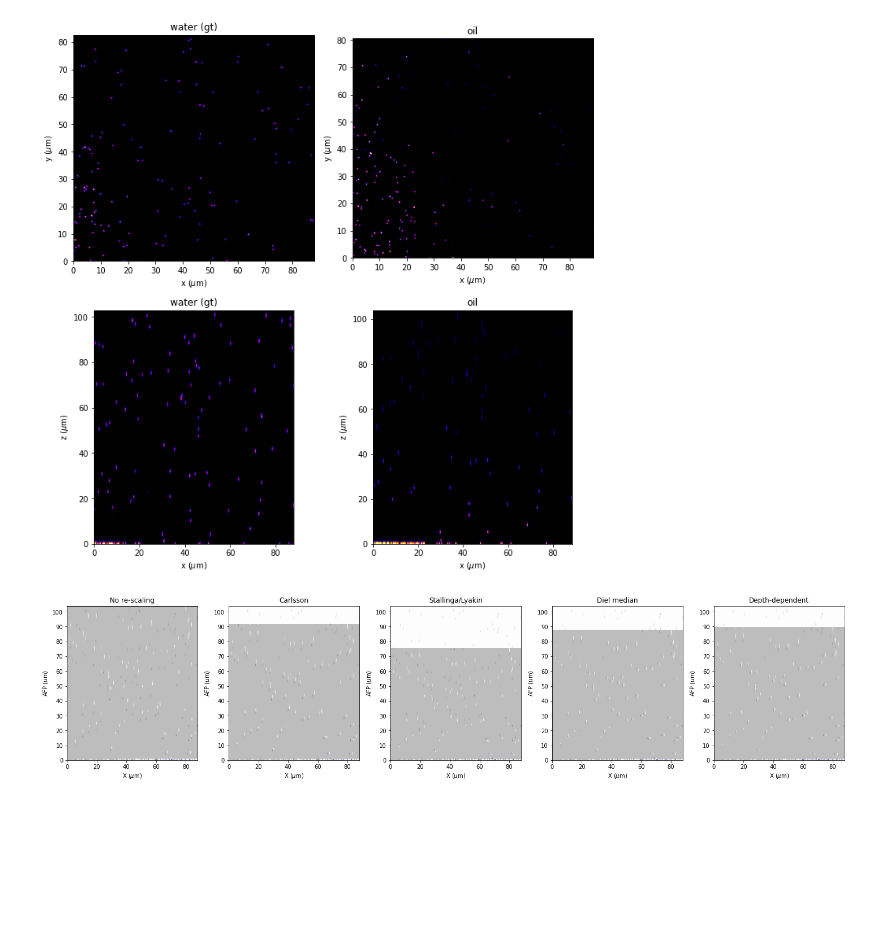
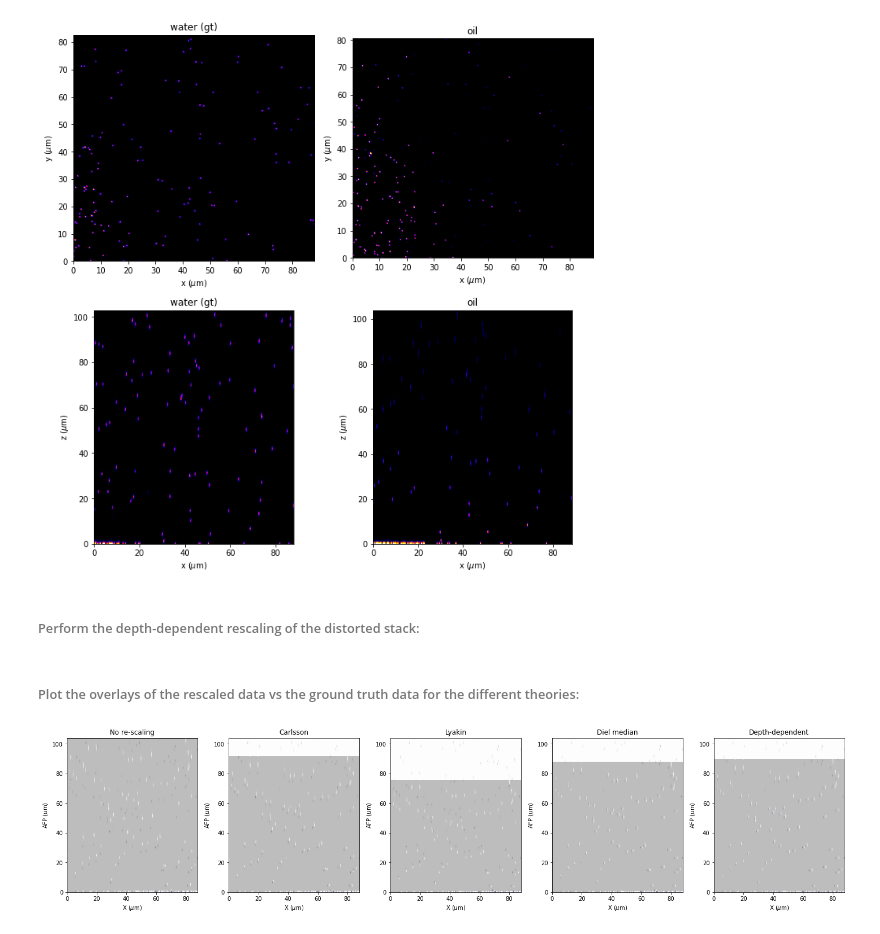
Before and after one commit to hoogenboom-group/SF, a Jupyter notebook: rescaling_comparison_bead_stacks_oil.ipynb, the cells around one changed output. Drawn from its saved outputs; the diff is of its cells as text; code cells hidden in the pictures; blank space fills up the shorter version.

```diff
--- a/rescaling_comparison_bead_stacks_oil.ipynb
+++ b/rescaling_comparison_bead_stacks_oil.ipynb
@@ -76,4 +84,6 @@ After intensity loss compensation:
 [figure]
 Before intensity loss compensation:
 [figure]
+# %% [markdown]
+###### Perform the depth-dependent rescaling of the distorted stack:
 # %%
@@ -83,61 +91,43 @@ stack_rescaled, afp_new_stack, afp_stack, nfp_stack = rescale_stack(distorted_st
+# %% [markdown]
+###### Plot the overlays of the rescaled data vs the ground truth data for the different theories:
 # %%
+#define pixel sizes of linear re-scaled stacks
 ps_z_distorted_diel_median = ps_z_distorted * diel_median([1],n_im,n_sample,NA)[0]
 if n_sample > NA: ps_z_distorted_diel_mean = ps_z_distorted * diel_mean([1],n_im,n_sample,NA)[0]
+else: ps_z_distorted_diel_mean = 0
 ps_z_distorted_lyakin = ps_z_distorted * Lyakin([1],n_sample,n_im,NA)[0]
-ps_z_distorted_stallinga = ps_z_distorted * stallinga_high([1],n_im,n_sample,[NA])[0]
 
-#theories = ['no scaling','diel median', 'diel mean','lyakin','stallinga','depth-dependent']
-#rescaled_ps_z = [ps_z_distorted, ps_z_distorted_diel_median,ps_z_distorted_diel_mean,ps_z_distorted_lyakin,ps_z_distorted_stallinga,ps_z_gt]
-
-def plot_overlay_panels(theories, stack, stack_rescaled,gt_stack, ps_xy, ps_z, ps_xy_gt, ps_z_gt,rescaled_ps_z ):
-    colormaps = ['gray','Purples']
-    fig,axs = plt.subplots(1,len(theories))
-    fig.patch.set_facecolor('white')
-    fig.set_figheight(20)
-    fig.set_figwidth(20)
-    shape = np.shape(stack)
-    shape_rescaled = np.shape(stack_rescaled)
-    shape_gt = np.shape(gt_stack)
-    for i in range(len(theories)):
-        theory = theories[i]
-        axs[i].set_title(theories[i])
-        #plot rescaled stack
-        if theory != "Depth-dependent": # linear theory
-            extent = [0, shape[2]*ps_xy_distorted, 0, shape[0]*rescaled_ps_z[i]]
-            axs[i].imshow(np.max(stack, axis=2),cmap=colormaps[0],extent=extent,alpha=0.5)
-        else: # depth-dependent!
-            extent = [0, shape[2]*ps_xy_distorted, 0, shape_rescaled[0]*ps_z_gt] # ps_z -> rescaled stack has been projected on pixel size of gt stack
-            axs[i].imshow(np.max(np.flip(stack_rescaled,axis=0), axis=2),cmap=colormaps[0],extent=extent,alpha=0.5)
-
-        # plot GT stack on each panel
-        extent = [0, shape_gt[2]*ps_xy_gt, 0, shape_gt[0]*ps_z_gt]
-        axs[i].imshow(np.max(gt_stack, axis=2),cmap=colormaps[1],extent=extent,alpha=0.5)
-        axs[i].set_xlim(0, shape_gt[2]*ps_xy_gt)
-      #  axs[i].set_xlim(110, 115)
-        axs[i].set_ylim(0, shape[0]*ps_z)
-        #axs[i].set_ylim(0, 150)
-        axs[i].set_yticks(np.arange(0,101,10))
-        axs[i].set_xlabel(r'X ($\mu$m)')
-        axs[i].set_ylabel(r'AFP ($\mu$m)')
-    plt.tight_layout()
-    plt.show()
-    return
-
+#define theories and corresponding pixel sizes for plotting:
 theories = ['No re-scaling',
             'Carlsson',
             'Stallinga/Lyakin',
             'Diel median',
-            #'Diel mean',
+            'Diel mean',
             'Depth-dependent'
            ]
 rescaled_ps_z = [ps_z_distorted,
                  ps_z_distorted*n_sample/n_im,
                  ps_z_distorted_lyakin,
                  ps_z_distorted_diel_median,
-                 #ps_z_distorted_diel_mean,
+                 ps_z_distorted_diel_mean,
                  ps_z_gt
                 ]
 
-plot_overlay_panels(theories, distorted_stack_comp,stack_rescaled,gt_stack,ps_xy_distorted,ps_z_distorted,ps_xy_gt,ps_z_gt,rescaled_ps_z)
+if n_sample < NA: # Diel mean does not work when ref. index of sample is smaller than numerical aperture of objective
+    theories.remove('Diel mean')
+    rescaled_ps_z.remove(ps_z_distorted_diel_mean)
+if n_im >= n_sample:
+    theories = list(map(lambda x: x.replace('Stallinga/Lyakin', 'Lyakin'), theories))
+
+#set y range in plots (optional):
+#y_min,y_max = 0, 50
+
+plot_overlay_panels(theories,
+                    distorted_stack_comp,stack_rescaled,gt_stack,
+                    ps_xy_distorted,ps_z_distorted,
+                    ps_xy_gt,ps_z_gt,
+                    rescaled_ps_z,
+                    #y_min,y_max     # uncomment this line to set y limits in plot
+                    )
 # %% [output]
-[figure, old version]
+[figure, new version]
```
Also changed, not shown: parts of 14 cells of this notebook.
